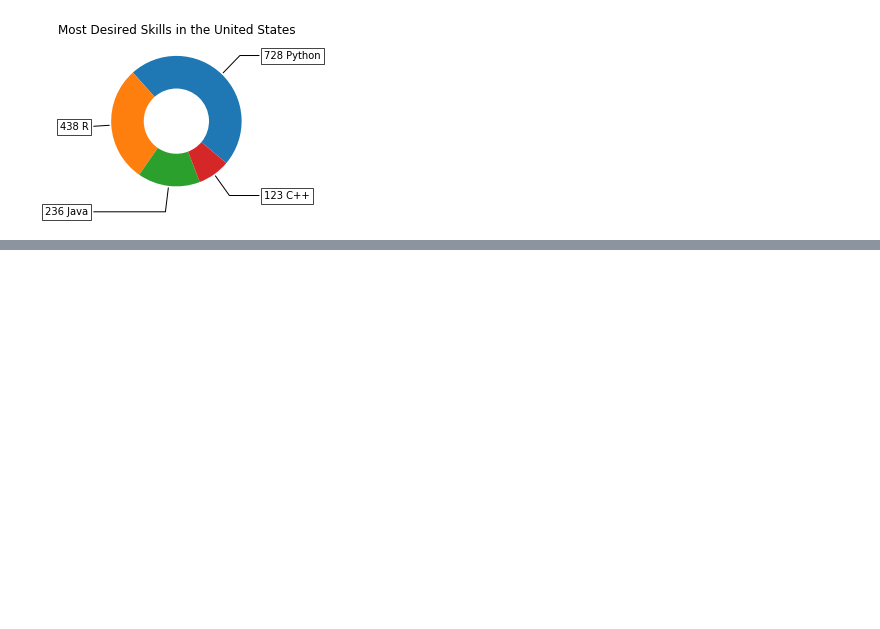
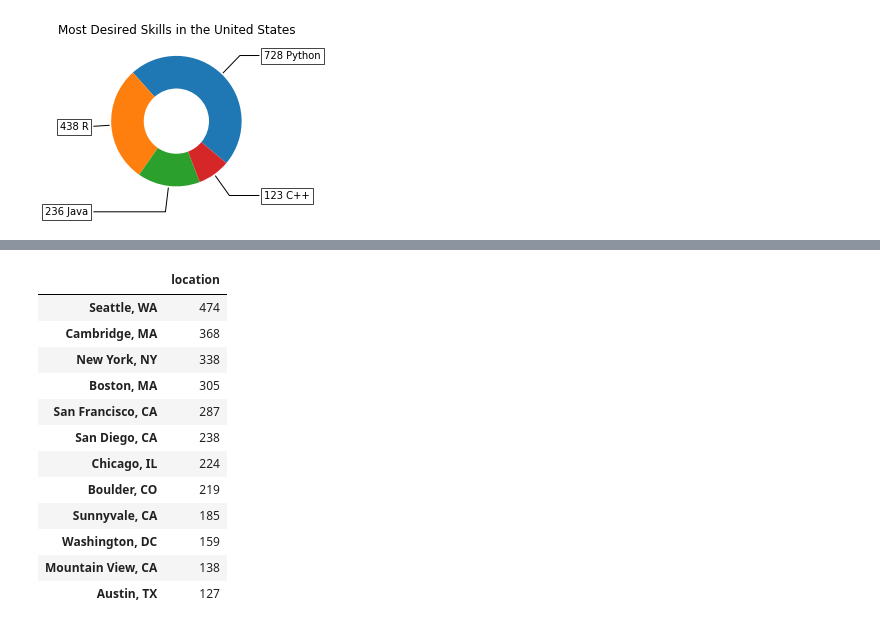
Before and after one commit to tjgrafft/DataScienceJobs_Project, a Jupyter notebook: project_code2.ipynb, the cells around one changed output, grey strips where cells are left out. Saved outputs shown, nothing was run; the diff lists cells and outputs as text; code cells hidden in the pictures; blank space fills up the shorter version.

```diff
--- a/project_code2.ipynb
+++ b/project_code2.ipynb
@@ -296,3 +296,23 @@ fig.add_layer(heat_layer)
 fig
 # %% [output]
 [interactive output not drawn]
+# %%
+#Add Austin row to compare to top five cities
+
+data_for_compare = data_locations.head(12)
+
+data_for_compare
+# %% [output]
+|  | location |
+| Seattle, WA | 474 |
+| Cambridge, MA | 368 |
+| New York, NY | 338 |
+| Boston, MA | 305 |
+| San Francisco, CA | 287 |
+| San Diego, CA | 238 |
+| Chicago, IL | 224 |
+| Boulder, CO | 219 |
+| Sunnyvale, CA | 185 |
+| Washington, DC | 159 |
+| Mountain View, CA | 138 |
+| Austin, TX | 127 |
```
Also changed, not shown: parts of 10 cells of this notebook, 2 other files.
